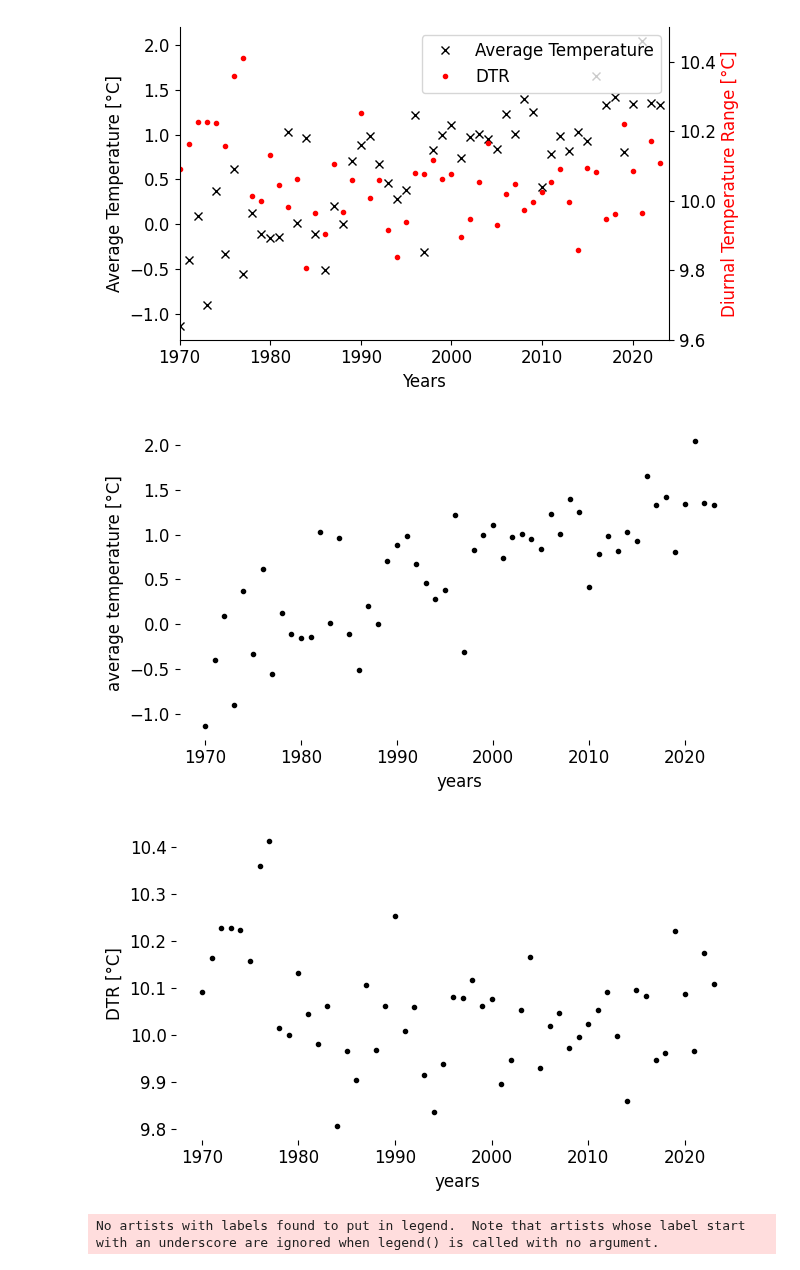
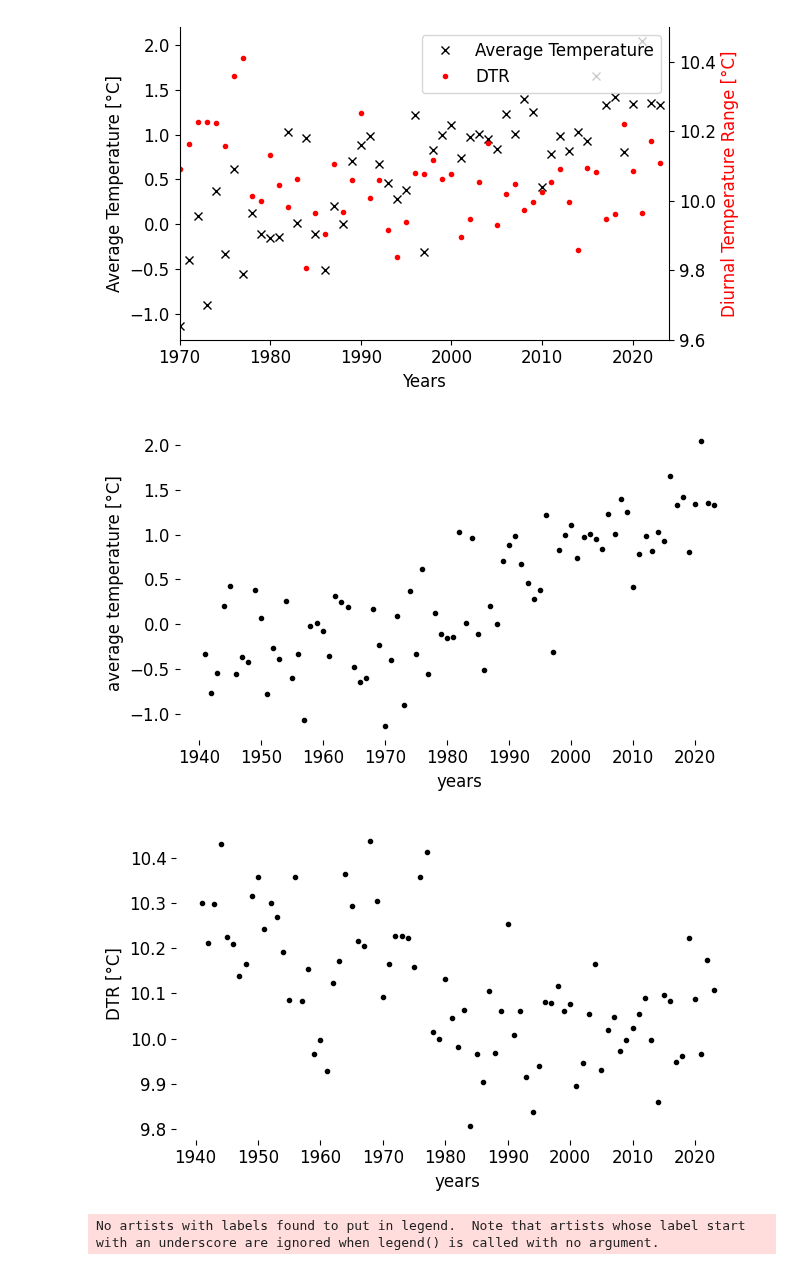
Before and after one commit to LeoausderDose/Praktikum_AWI, a Jupyter notebook: Bilder/Monthly Trends Lower altitudes/NorthernHemisphereSignChanges/DNT_Bootstraping_plots.ipynb, the cells around one changed output. Cells and saved outputs as stored; diff of their text form; code cells hidden in the pictures.

```diff
--- a/Bilder/Monthly Trends Lower altitudes/NorthernHemisphereSignChanges/DNT_Bootstraping_plots.ipynb
+++ b/Bilder/Monthly Trends Lower altitudes/NorthernHemisphereSignChanges/DNT_Bootstraping_plots.ipynb
@@ -288,7 +288,7 @@ plt.show()
 # %% [output]
 [figure]
 # %%
-yearly_mean_TAvg_after_1970 = yearly_mean_TAvg.sel(time=yearly_mean_TAvg['time'] > pd.to_datetime('1969'))
+yearly_mean_TAvg_after_1970 = yearly_mean_TAvg.sel(time=yearly_mean_TAvg['time'] > pd.to_datetime('1940'))
 
 # Create the first plot
 fig1, ax1 = plt.subplots(figsize=(17 / 2.54, 4))
@@ -318,39 +318,39 @@ plt.savefig('CRU_data_TAvg_yearly1970.png',dpi = 300)
 plt.show()
 
 
-yearly_mean_DTR_after_1970 = yearly_mean_DTR.sel(time=yearly_mean_DTR['time'] > pd.to_datetime('1969'))
+yearly_mean_DTR_after_1970 = yearly_mean_DTR.sel(time=yearly_mean_DTR['time'] > pd.to_datetime('1940'))
 # Create the second plot
 fig2, ax2 = plt.subplots(figsize=(17 / 2.54, 4))
 
 # Plot the data for the second plot
 ax2.plot(yearly_mean_DTR_after_1970.time, yearly_mean_DTR_after_1970, marker='.', linestyle='', color='black', label='DTR')
 ax2.set_xlabel('years')
 ax2.set_ylabel('DTR [°C]')
 
 # Set the x-axis limit for the second plot
 #ax2.set_xlim(pd.to_datetime('1970',))
 
 # Set the y-axis limits for the second plot
 #ax2.set_ylim(7.15, 7.6)
 
 # Remove the top and right spines for the second plot
 ax2.spines['top'].set_visible(False)
 ax2.spines['right'].set_visible(False)
 ax2.spines['bottom'].set_visible(False)
 ax2.spines['left'].set_visible(False)
 
 # Add a legend to the second plot
 lines2, labels2 = ax2.get_legend_handles_labels()
 #ax2.legend(lines2, labels2, loc='best')
 
 # Show the second plot
 plt.tight_layout()
 plt.savefig('CRU_data_DTR_yearly1970.pdf')
 plt.savefig('CRU_data_DTR_yearly1970.png',dpi = 300)
 plt.show()
 # %% [output]
-[figure, old version]
+[figure, new version]
-[figure, old version]
+[figure, new version]
 # %%
 yearly_mean_DTR = temperature_difference_Pol.resample(time='Y').mean()
 
```
Also changed, not shown: parts of 7 cells of this notebook, 14 other files.
